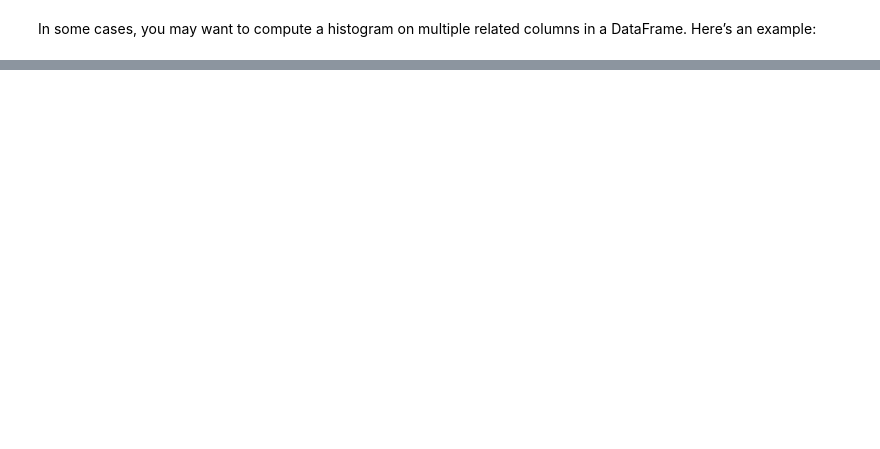
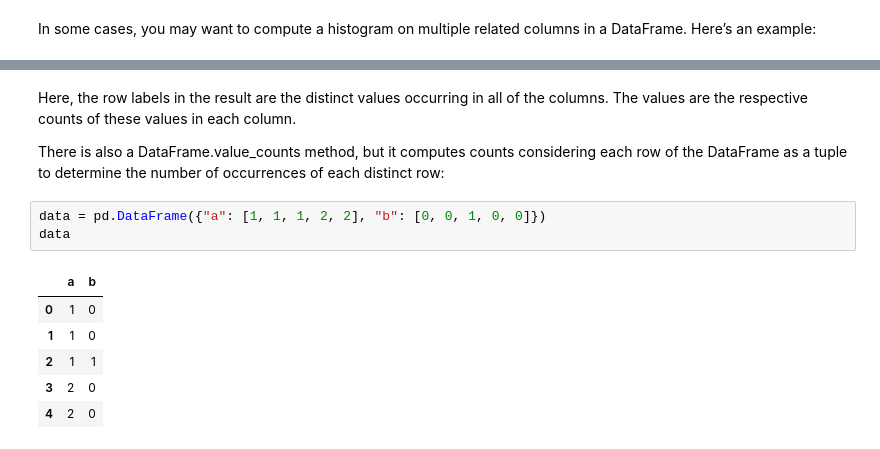
Before and after one commit to KunleAdeyanju/WesCh5DataWranglingPandas, a Jupyter notebook: Chapter5WorkAlong.ipynb, the cells around one changed output, grey strips where cells are left out. Drawn from its saved outputs; the diff is of its cells as text; blank space fills up the shorter version.

```diff
--- a/Chapter5WorkAlong.ipynb
+++ b/Chapter5WorkAlong.ipynb
@@ -1850,0 +1883,14 @@ In some cases, you may want to compute a histogram on multiple related columns i
+# %% [markdown]
+Here, the row labels in the result are the distinct values occurring in all of the columns. The values are the respective counts of these values in each column.
+
+There is also a DataFrame.value_counts method, but it computes counts considering each row of the DataFrame as a tuple to determine the number of occurrences of each distinct row:
+# %%
+data = pd.DataFrame({"a": [1, 1, 1, 2, 2], "b": [0, 0, 1, 0, 0]})
+data
+# %% [output]
+|  | a | b |
+| 0 | 1 | 0 |
+| 1 | 1 | 0 |
+| 2 | 1 | 1 |
+| 3 | 2 | 0 |
+| 4 | 2 | 0 |
```
Also changed, not shown: parts of 7 cells of this notebook.
